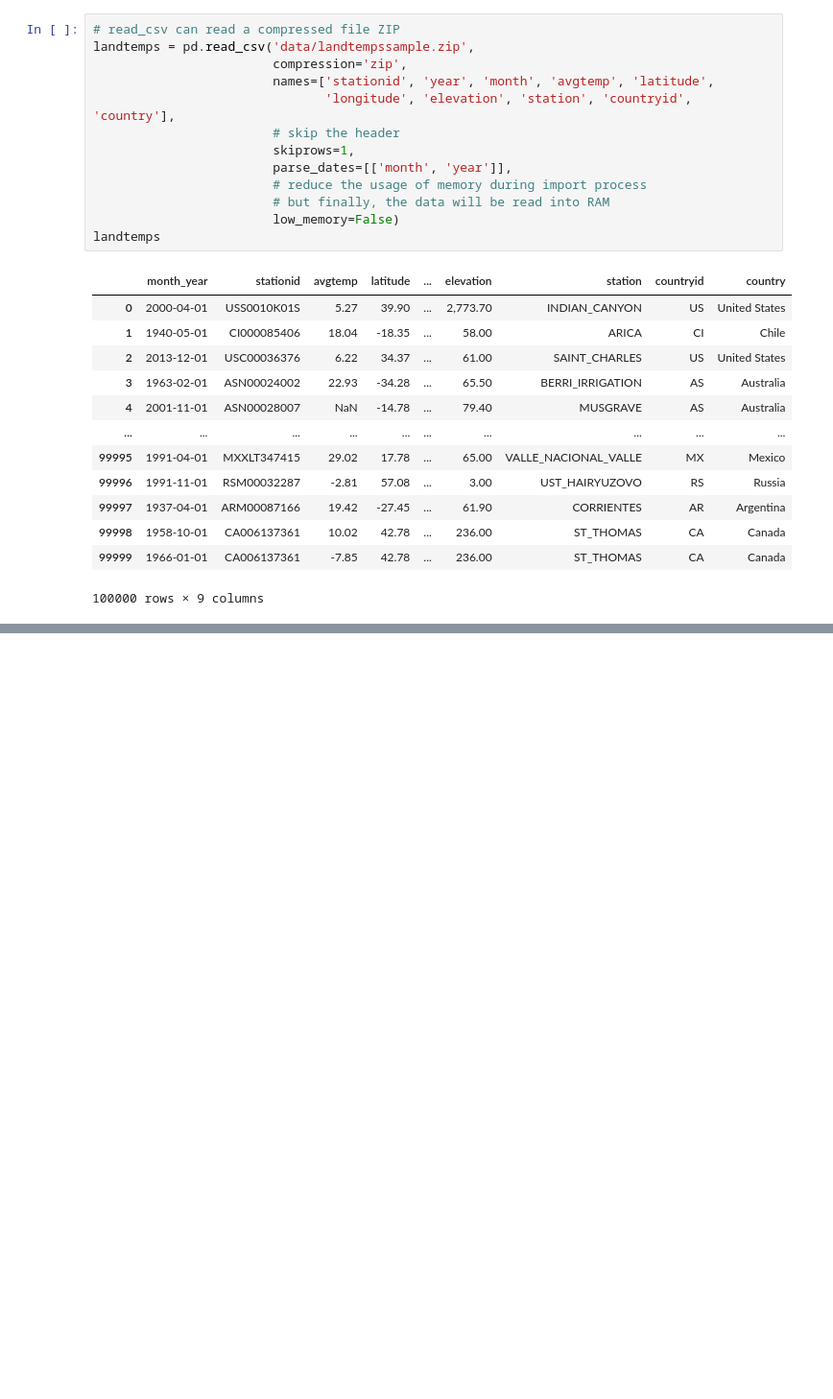
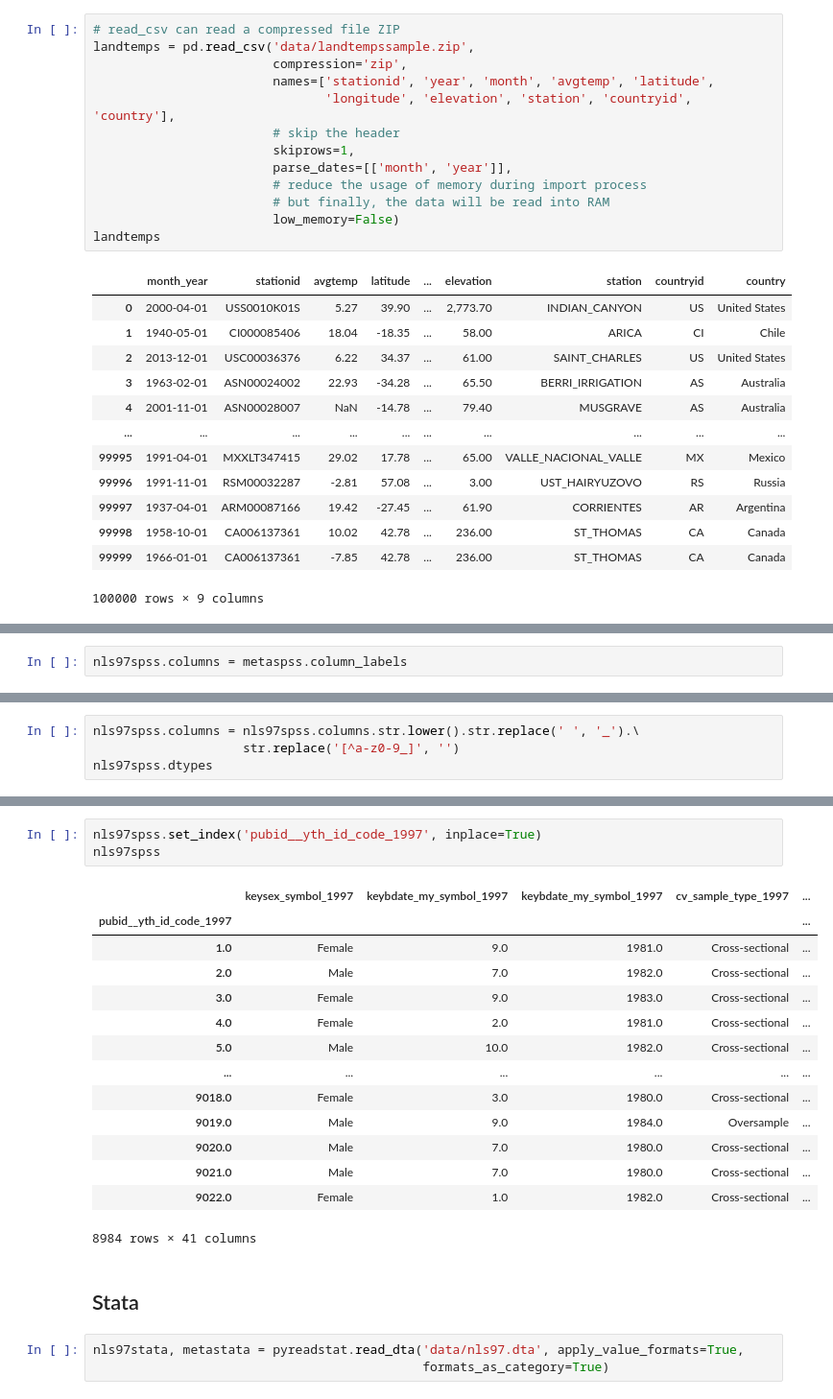
Before and after one commit to quocdat-le-insacvl/Python-Data-Cleaning-Cookbook, a Jupyter notebook: chapter_01/chapter01.ipynb, the cells around one changed output, grey strips where cells are left out. Shown at 96% size. Cells and saved outputs as stored; diff of their text form; blank space fills up the shorter version.

```diff
--- a/chapter_01/chapter01.ipynb
+++ b/chapter_01/chapter01.ipynb
@@ -121,0 +579,2 @@ landtemps
+# %%
+nls97spss.columns = metaspss.column_labels
@@ -121,0 +615,4 @@ landtemps
+# %%
+nls97spss.columns = nls97spss.columns.str.lower().str.replace(' ', '_').\
+                    str.replace('[^a-z0-9_]', '')
+nls97spss.dtypes
@@ -121,0 +637,23 @@ landtemps
+# %%
+nls97spss.set_index('pubid__yth_id_code_1997', inplace=True)
+nls97spss
+# %% [output]
+|  | keysex_symbol_1997 | keybdate_my_symbol_1997 | keybdate_my_symbol_1997 | cv_sample_type_1997 | ... |
+| pubid__yth_id_code_1997 |  |  |  |  | ... |
+| 1.0 | Female | 9.0 | 1981.0 | Cross-sectional | ... |
+| 2.0 | Male | 7.0 | 1982.0 | Cross-sectional | ... |
+| 3.0 | Female | 9.0 | 1983.0 | Cross-sectional | ... |
+| 4.0 | Female | 2.0 | 1981.0 | Cross-sectional | ... |
+| 5.0 | Male | 10.0 | 1982.0 | Cross-sectional | ... |
+| ... | ... | ... | ... | ... | ... |
+| 9018.0 | Female | 3.0 | 1980.0 | Cross-sectional | ... |
+| 9019.0 | Male | 9.0 | 1984.0 | Oversample | ... |
+| 9020.0 | Male | 7.0 | 1980.0 | Cross-sectional | ... |
+| 9021.0 | Male | 7.0 | 1980.0 | Cross-sectional | ... |
+| 9022.0 | Female | 1.0 | 1982.0 | Cross-sectional | ... |
+8984 rows × 41 columns
+# %% [markdown]
+## Stata
+# %%
+nls97stata, metastata = pyreadstat.read_dta('data/nls97.dta', apply_value_formats=True,
+                                            formats_as_category=True)
```
Also changed, not shown: parts of 55 cells of this notebook.
